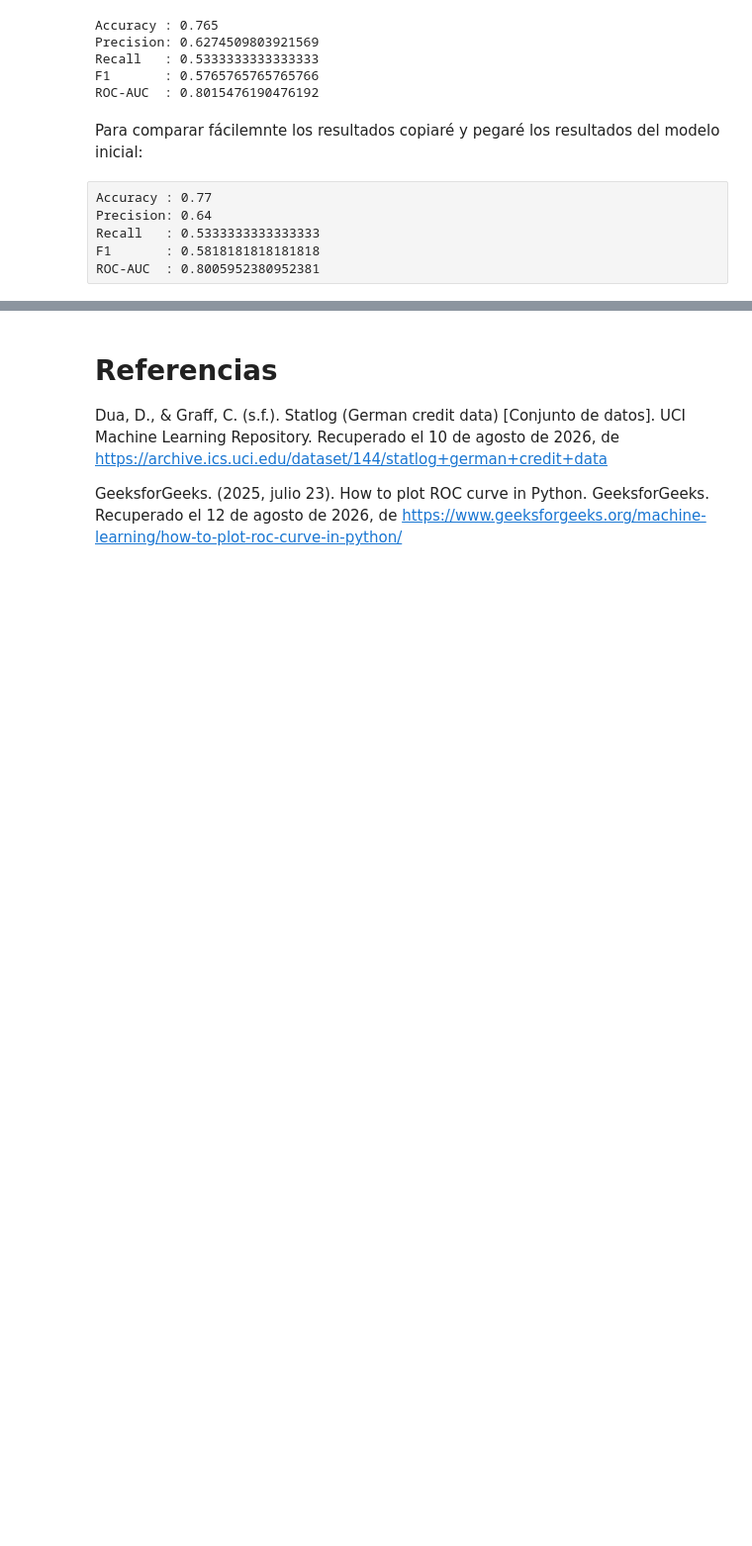
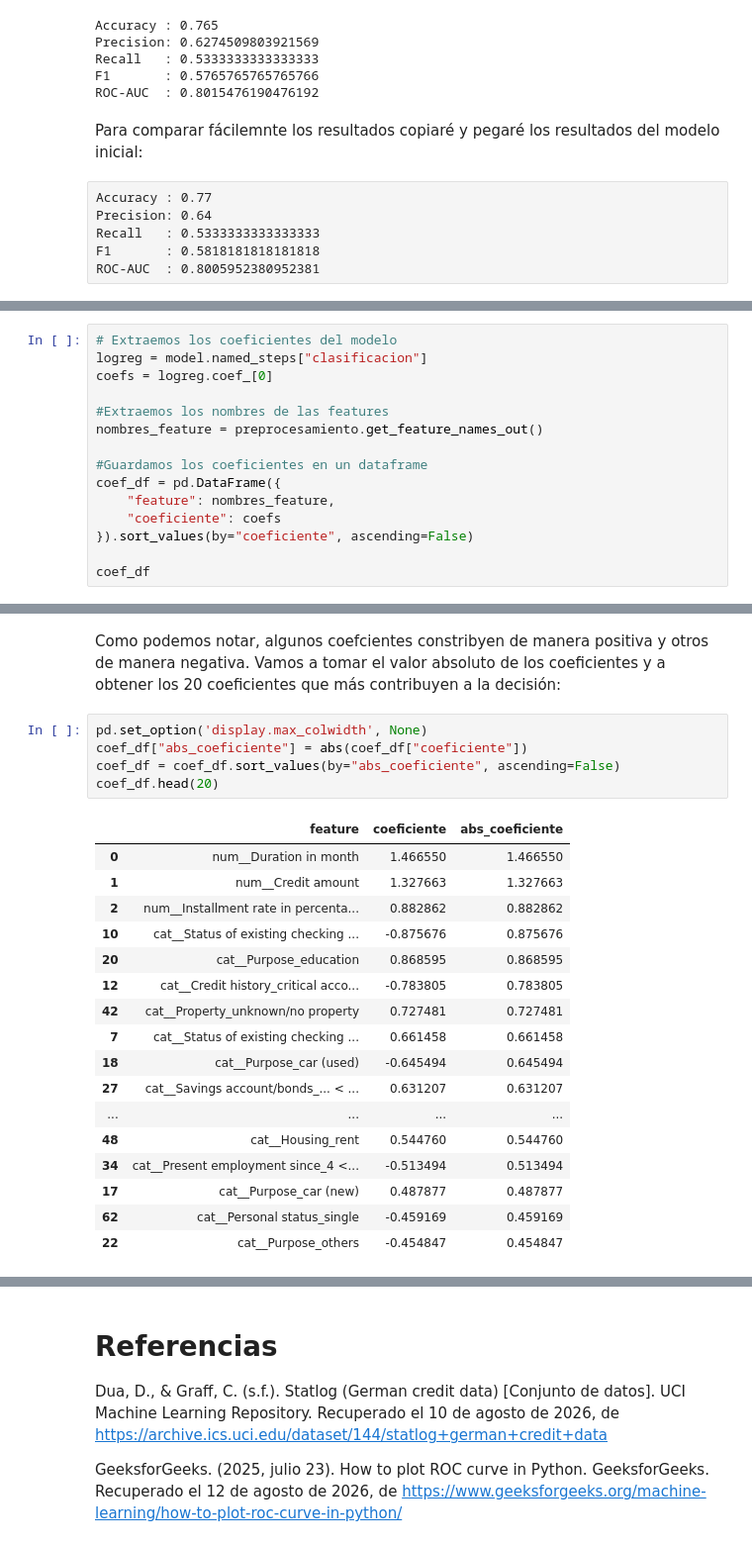
Before and after one commit to Crescencio1/Credit_Risk_Analysis, a Jupyter notebook: CreditRiskAnalysis.ipynb, the cells around one changed output, grey strips where cells are left out. Shown at 99% size. Cells and saved outputs as stored; diff of their text form; blank space fills up the shorter version.

Commit message:
Se agrega la sección "Interpretación de los coeficientes"

```diff
--- a/CreditRiskAnalysis.ipynb
+++ b/CreditRiskAnalysis.ipynb
@@ -578,0 +587,15 @@ Notemos que la precisión cayó un poco así como el puntaje F1, es decir, la op
+# %%
+# Extraemos los coeficientes del modelo
+logreg = model.named_steps["clasificacion"]
+coefs = logreg.coef_[0]
+
+#Extraemos los nombres de las features
+nombres_feature = preprocesamiento.get_feature_names_out()
+
+#Guardamos los coeficientes en un dataframe
+coef_df = pd.DataFrame({
+    "feature": nombres_feature,
+    "coeficiente": coefs
+}).sort_values(by="coeficiente", ascending=False)
+
+coef_df
@@ -578,0 +616,25 @@ Notemos que la precisión cayó un poco así como el puntaje F1, es decir, la op
+# %% [markdown]
+Como podemos notar, algunos coefcientes constribyen de manera positiva y otros de manera negativa. Vamos a tomar el valor absoluto de los coeficientes y a obtener los 20 coeficientes que más contribuyen a la decisión:
+# %%
+pd.set_option('display.max_colwidth', None)
+coef_df["abs_coeficiente"] = abs(coef_df["coeficiente"])
+coef_df = coef_df.sort_values(by="abs_coeficiente", ascending=False)
+coef_df.head(20)
+# %% [output]
+|  | feature | coeficiente | abs_coeficiente |
+| 0 | num__Duration in month | 1.466550 | 1.466550 |
+| 1 | num__Credit amount | 1.327663 | 1.327663 |
+| 2 | num__Installment rate in percenta... | 0.882862 | 0.882862 |
+| 10 | cat__Status of existing checking ... | -0.875676 | 0.875676 |
+| 20 | cat__Purpose_education | 0.868595 | 0.868595 |
+| 12 | cat__Credit history_critical acco... | -0.783805 | 0.783805 |
+| 42 | cat__Property_unknown/no property | 0.727481 | 0.727481 |
+| 7 | cat__Status of existing checking ... | 0.661458 | 0.661458 |
+| 18 | cat__Purpose_car (used) | -0.645494 | 0.645494 |
+| 27 | cat__Savings account/bonds_... < ... | 0.631207 | 0.631207 |
+| ... | ... | ... | ... |
+| 48 | cat__Housing_rent | 0.544760 | 0.544760 |
+| 34 | cat__Present employment since_4 <... | -0.513494 | 0.513494 |
+| 17 | cat__Purpose_car (new) | 0.487877 | 0.487877 |
+| 62 | cat__Personal status_single | -0.459169 | 0.459169 |
+| 22 | cat__Purpose_others | -0.454847 | 0.454847 |
```
Also changed, not shown: parts of 9 cells of this notebook.
